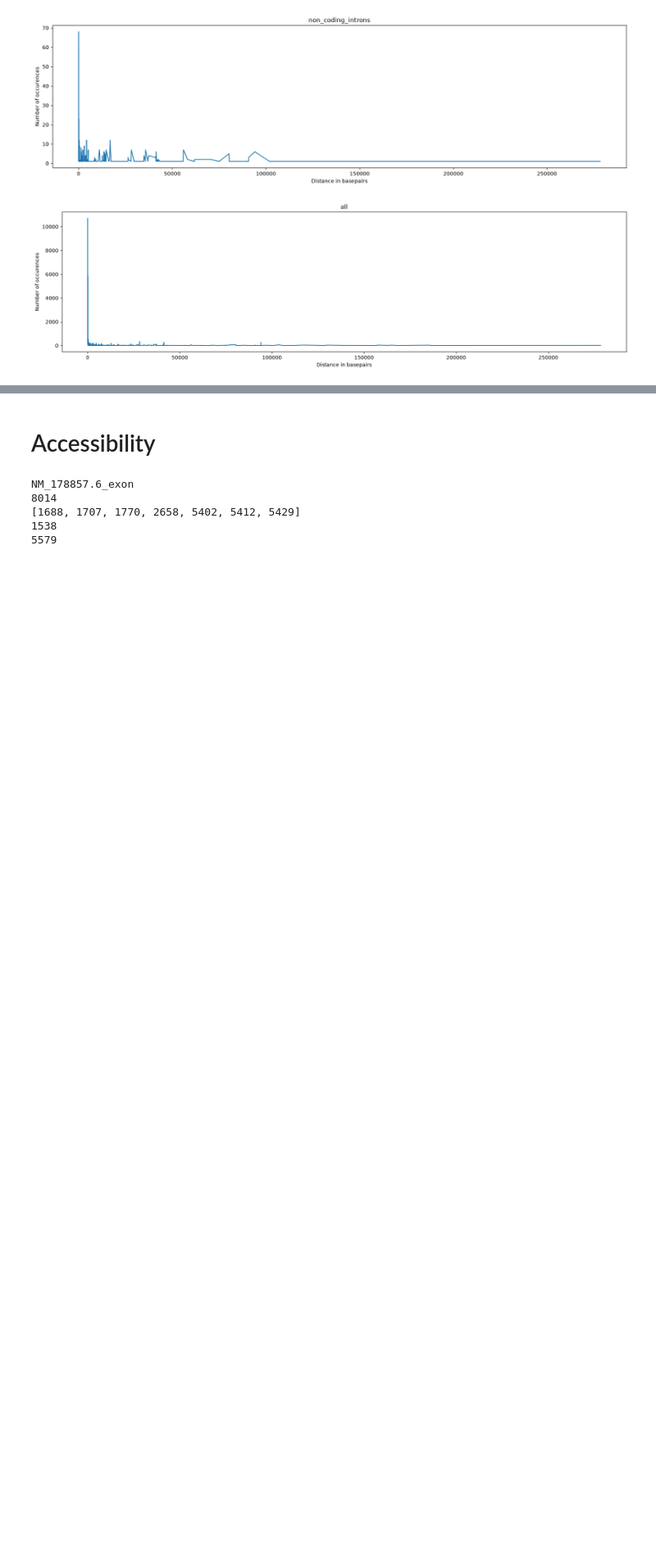
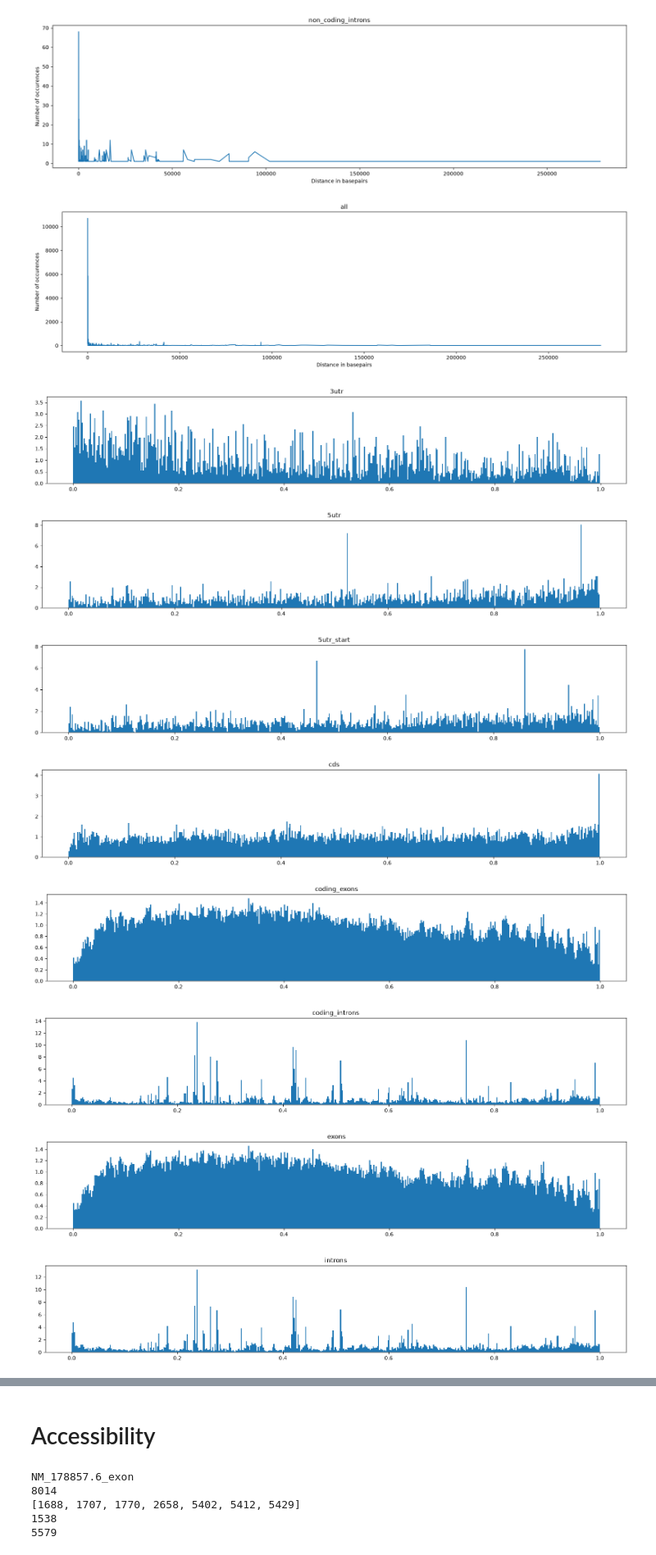
Before and after one commit to estchd/bio-prak, a Jupyter notebook: Praktikum.ipynb, the cells around one changed output, grey strips where cells are left out. Shown at 82% size. Saved outputs shown, nothing was run; the diff lists cells and outputs as text; code cells hidden in the pictures; blank space fills up the shorter version.

```diff
--- a/Praktikum.ipynb
+++ b/Praktikum.ipynb
@@ -308,3 +308,52 @@ Calculating non_coding_introns
 [figure]
 [figure]
 [figure]
+# %%
+from fasta import FASTA
+from src.util import load_region_modifications
+from src.files.files import get_files
+import numpy as np
+
+num_bins = 500
+
+relative_positions = {}
+
+for key, file in get_files().get_assembled_region_fasta_files().get_files_dict().items():
+    relative_positions[key] = []
+
+    regions = load_region_modifications(get_files().get_assembled_region_local_intersects_assembled_files().get_files_dict()[key])
+
+    file.open_or_recompute()
+    fasta_file = FASTA(file.get_possibly_gzip_path())
+
+    for entry in fasta_file:
+        region_name = entry.name[:entry.name.find(":")]
+
+        if not region_name in regions or len(regions[region_name].modifications) == 0:
+            continue
+
+        sequence = str(entry.seq)
+
+        sequence_length = len(sequence)
+
+        modifications = regions[region_name].modifications
+
+        for modification in modifications:
+            relative_positions[key].append(modification / sequence_length)
+
+for key, data in relative_positions.items():
+    fig, axs = plt.subplots(figsize=(20, 3))
+
+    axs.hist(data, num_bins, density=1)
+    axs.set_title(key)
+
+    fig.show()
+# %% [output]
+[figure, added]
+[figure, added]
+[figure, added]
+[figure, added]
+[figure, added]
+[figure, added]
+[figure, added]
+[figure, added]
```
Also changed, not shown: parts of 7 cells of this notebook.
